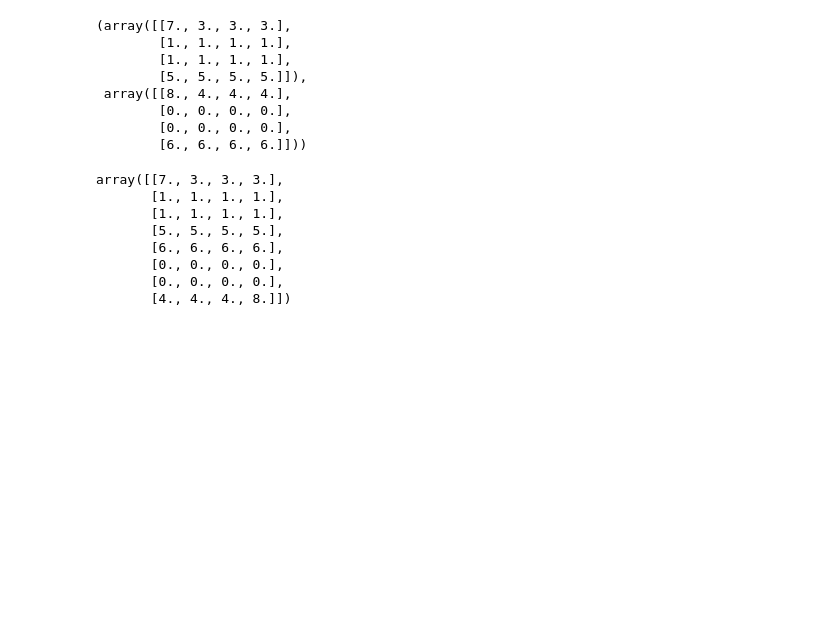
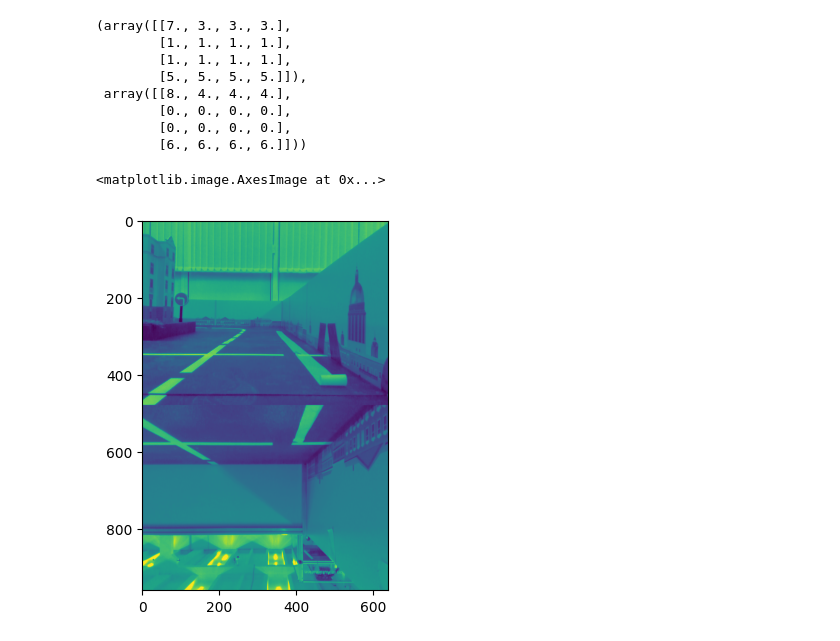
Before and after one commit to legonko/Final-project, a Jupyter notebook: test_car.ipynb, the cells around one changed output. Saved outputs shown, nothing was run; the diff lists cells and outputs as text; code cells hidden in the pictures; blank space fills up the shorter version.

```diff
--- a/test_car.ipynb
+++ b/test_car.ipynb
@@ -456,14 +460,13 @@ def merge_frames(frame_front, frame_back):
     frame_back = frame_back[:, ::-1] # horizontal mirror
     merged_frame = np.concatenate((frame_front, frame_back), axis=0)
     return merged_frame
-# %%
-merge_frames(a,b)
-# %% [output]
-array([[7., 3., 3., 3.],
-       [1., 1., 1., 1.],
-       [1., 1., 1., 1.],
-       [5., 5., 5., 5.],
-       [6., 6., 6., 6.],
-       [0., 0., 0., 0.],
-       [0., 0., 0., 0.],
-       [4., 4., 4., 8.]])
+# %%
+a = cv2.imread('front.jpg', cv2.IMREAD_GRAYSCALE)
+# %%
+b = cv2.imread('back.jpg', cv2.IMREAD_GRAYSCALE)
+# %%
+c = merge_frames(a,b)
+imshow(c)
+# %% [output]
+<matplotlib.image.AxesImage at 0x...>
+[figure, added]
```
Also changed, not shown: parts of 1 cell of this notebook, 25 other files.
